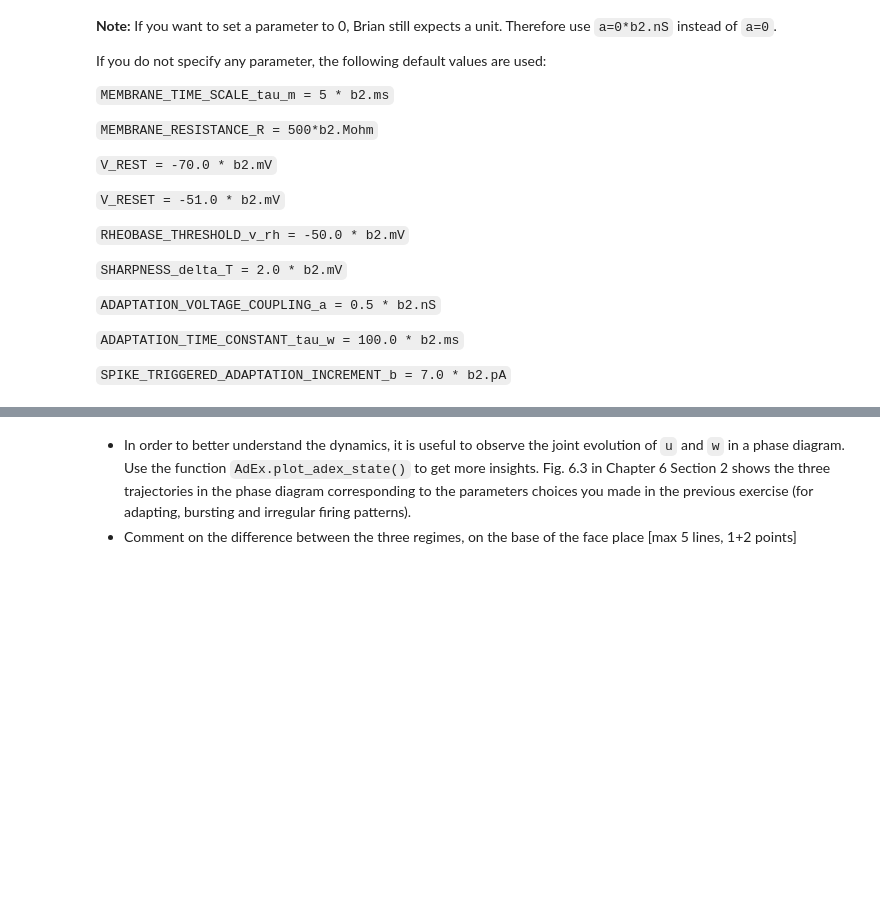
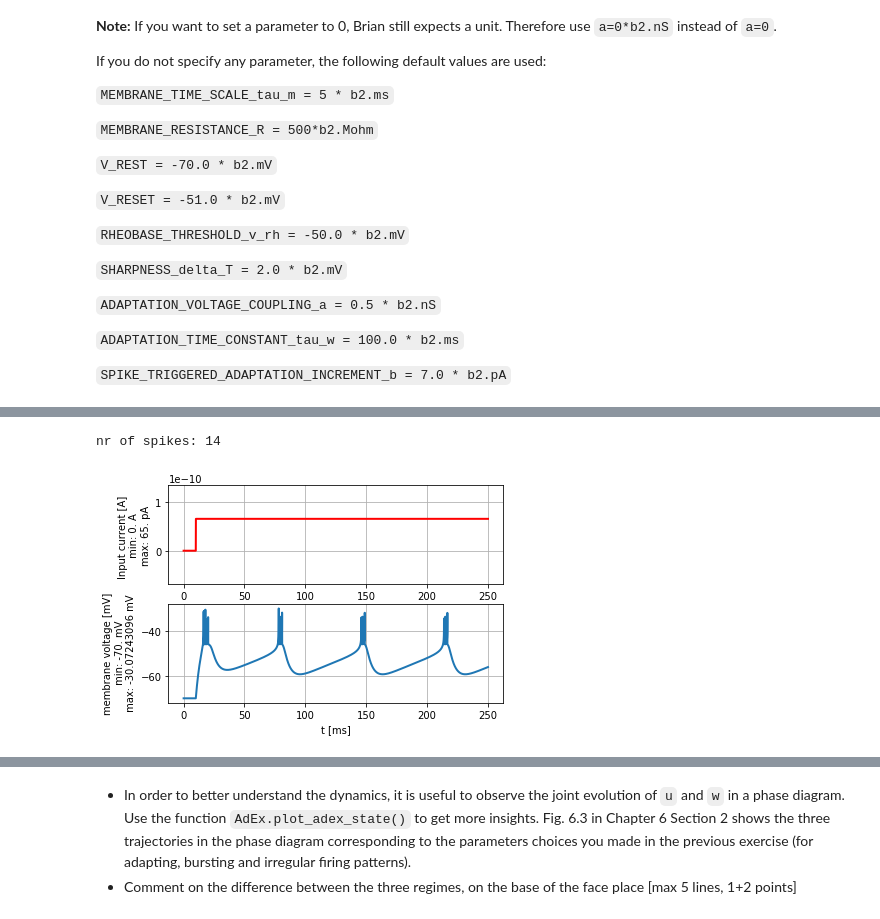
Before and after one commit to marcoabrate/biologicalmodelingofnn, a Jupyter notebook: project1/Ex1_firstName_lastName_000.ipynb, the cells around one changed output, grey strips where cells are left out. Cells and saved outputs as stored; diff of their text form; code cells hidden in the pictures; blank space fills up the shorter version.

```diff
--- a/project1/Ex1_firstName_lastName_000.ipynb
+++ b/project1/Ex1_firstName_lastName_000.ipynb
@@ -270,0 +290,13 @@ If you do not specify any parameter, the following default values are used:
+# %%
+# bursting firing pattern
+# b big, time scale low -> tonic
+# b small, time scale high -> adapting
+# u_reset big -> bursting (if tau_w is small -> b big)
+current = input_factory.get_step_current(10, 250, 1. * b2.ms, 65 * b2.pA)
+state_monitor, spike_monitor = AdEx.simulate_AdEx_neuron(I_stim=current,
+    tau_m=5*b2.ms, v_reset=-46*b2.mV, a=-0.5*b2.nS, b=10*b2.pA, simulation_time=250 * b2.ms)
+plot_tools.plot_voltage_and_current_traces(state_monitor, current)
+print("nr of spikes: {}".format(spike_monitor.count[0]))
+# %% [output]
+nr of spikes: 14
+[figure, added]
```
Also changed, not shown: parts of 29 cells of this notebook.
